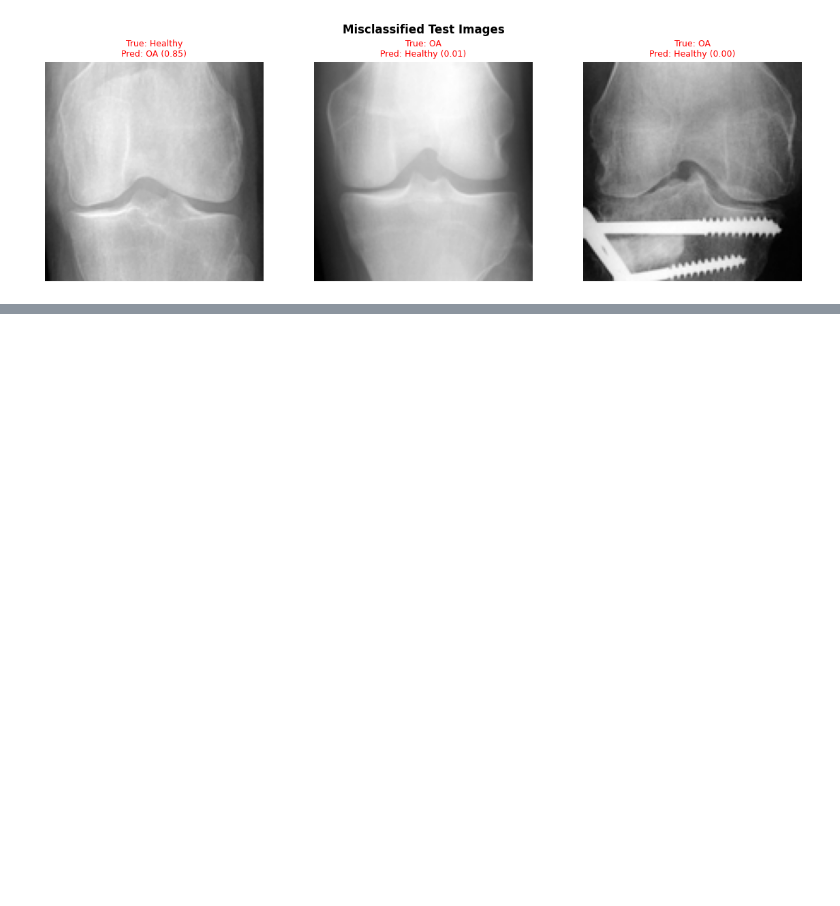
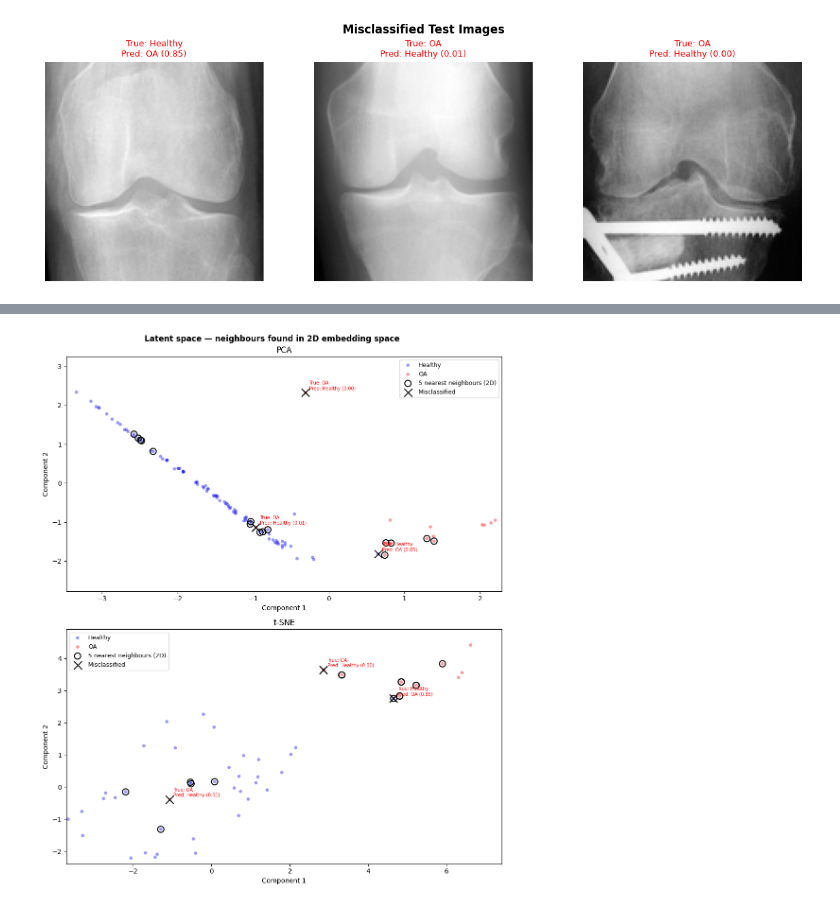
Before and after one commit to cornelka/ugentAI_kneeOA, a Jupyter notebook: notebooks/4_latentspace/latentspace.ipynb, the cells around one changed output, grey strips where cells are left out. Saved outputs shown, nothing was run; the diff lists cells and outputs as text; code cells hidden in the pictures; blank space fills up the shorter version.

Commit message:
updated latentspace

```diff
--- a/notebooks/4_latentspace/latentspace.ipynb
+++ b/notebooks/4_latentspace/latentspace.ipynb
@@ -371,0 +423,79 @@ plt.show()
+# %%
+# Neighbours found in 2D embedding — visually closest dots on the plot
+fig, axes = plt.subplots(2, 1, figsize=(10, 12))
+
+for ax, (emb, title) in zip(axes, [(feats_pca, "PCA"), (feats_tsne, "t-SNE")]):
+    for cls, (name, color) in enumerate(zip(CLASS_NAMES, CLASS_COLORS)):
+        m = all_labels == cls
+        ax.scatter(
+            emb[m, 0],
+            emb[m, 1],
+            c=color,
+            alpha=0.4,
+            s=25,
+            edgecolors="none",
+            label=name,
+        )
+
+    knn_2d = NearestNeighbors(n_neighbors=6)
+    knn_2d.fit(emb)
+
+    poi_x, poi_y = [], []
+    first = True
+    for idx in misc_idx:
+        _, nbr_idx = knn_2d.kneighbors([emb[idx]])
+        nbrs = nbr_idx[0][1:]  # exclude self
+
+        ax.scatter(
+            emb[nbrs, 0],
+            emb[nbrs, 1],
+            facecolors="none",
+            edgecolors="black",
+            s=90,
+            linewidths=1.5,
+            label="5 nearest neighbours (2D)" if first else "",
+        )
+        ax.scatter(
+            emb[idx, 0],
+            emb[idx, 1],
+            marker="x",
+            c="black",
+            s=150,
+            zorder=6,
+            label="Misclassified" if first else "",
+        )
+        label_text = (
+            f"True: {CLASS_NAMES[int(all_labels[idx])]}\n"
+            f"Pred: {CLASS_NAMES[int(all_preds[idx])]} ({all_probs[idx]:.2f})"
+        )
+        ax.annotate(
+            label_text,
+            emb[idx],
+            fontsize=7,
+            ha="left",
+            color="red",
+            xytext=(6, 4),
+            textcoords="offset points",
+        )
+        poi_x.extend(emb[np.append(nbrs, idx), 0])
+        poi_y.extend(emb[np.append(nbrs, idx), 1])
+        first = False
+
+    pad_x = (max(poi_x) - min(poi_x)) * 0.15 + 0.3
+    pad_y = (max(poi_y) - min(poi_y)) * 0.15 + 0.3
+    ax.set_xlim(min(poi_x) - pad_x, max(poi_x) + pad_x)
+    ax.set_ylim(min(poi_y) - pad_y, max(poi_y) + pad_y)
+
+    ax.set_title(title, fontsize=12)
+    ax.legend(fontsize=9)
+    ax.set_xlabel("Component 1")
+    ax.set_ylabel("Component 2")
+
+plt.suptitle(
+    "Latent space — neighbours found in 2D embedding space",
+    fontweight="bold",
+)
+plt.tight_layout()
+plt.show()
+# %% [output]
+[figure, added]
```
Also changed, not shown: parts of 13 cells of this notebook.
